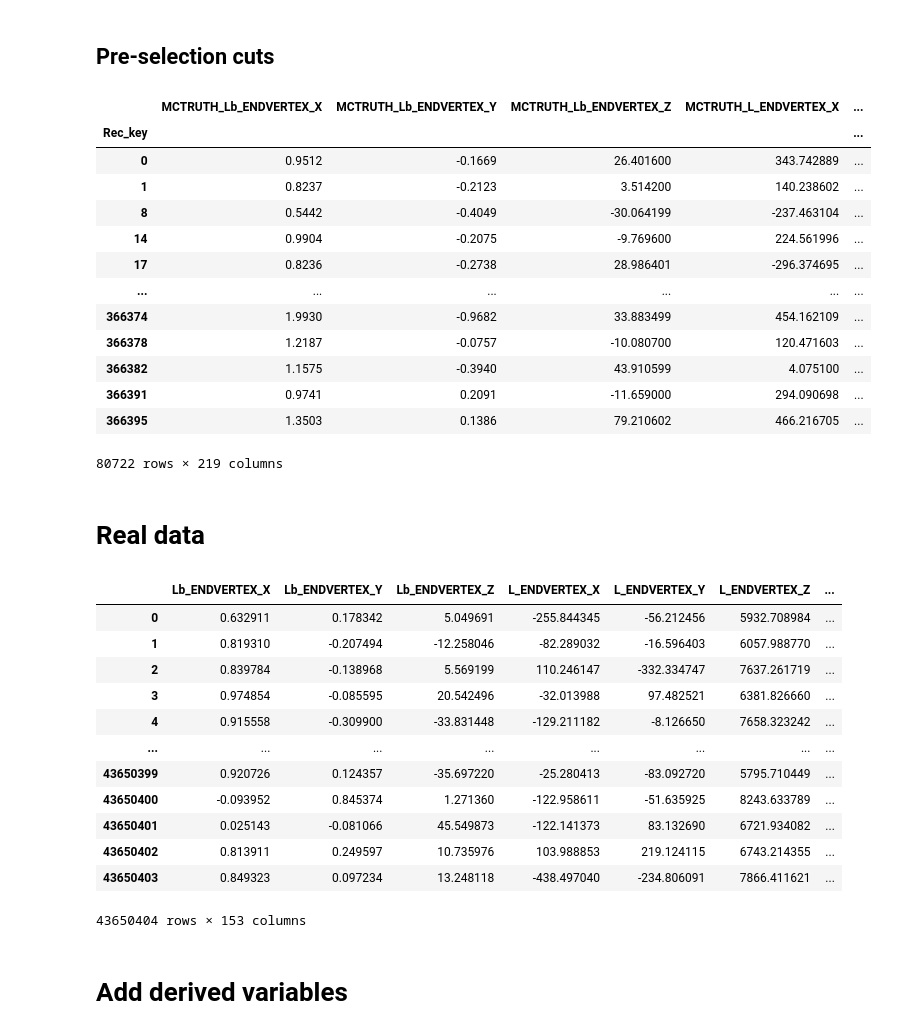
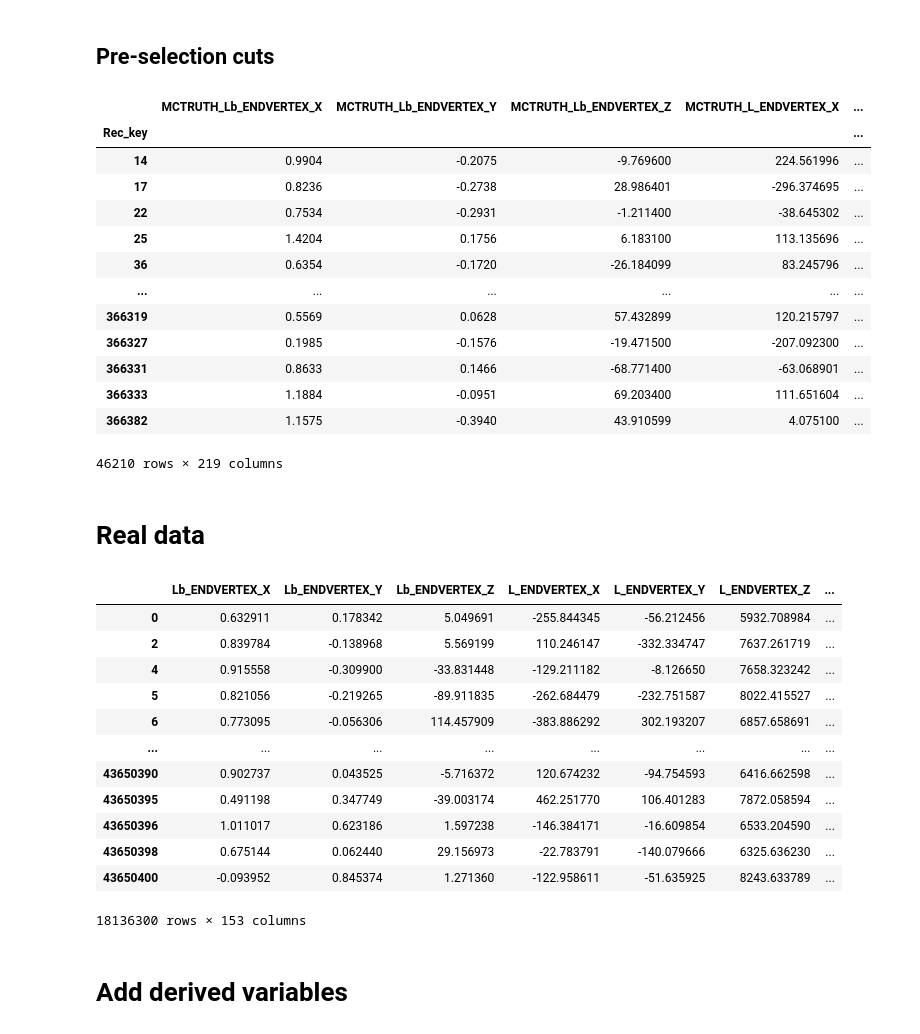
Before and after one commit to alatios/lb2jpsil_classifier-studies, a Jupyter notebook: 20_HBDT/24_threshold_optimization.ipynb, the cells around one changed output. Saved outputs shown, nothing was run; the diff lists cells and outputs as text; code cells hidden in the pictures.

```diff
--- a/20_HBDT/24_threshold_optimization.ipynb
+++ b/20_HBDT/24_threshold_optimization.ipynb
@@ -32,7 +22,10 @@ show_grid = False
 black_and_white = False
 
 ## Drop event if DTF_FixJPsiLambda failed?
-dtf_success = False
+dtf_success = True
+
+## Veto physical background
+b0_veto = True
 # %%
 saved_models = {
     ## BALANCE
@@ -189,6 +187,8 @@ def transverse_p_modulus(px, py):
     return np.sqrt(px**2 + py**2)
 # %%
 jpsi_pdg_mass = 3096.900
+b0_pdg_mass = 5279.61
+b0_veto_threshold = 70
 # %%
 ## Missing "combined" invariant masses (for Lambda->p pim and Lambdab->JPsi Lambda)
 ## These are the AM in the DaVinci config file. Did Salvatore implement them somewhere?
@@ -245,47 +247,56 @@ pre_selection_cuts = (
 if dtf_success:
     pre_selection_cuts = pre_selection_cuts & dtf_success_cuts
 
+if b0_veto:
+    pre_selection_cuts = pre_selection_cuts & b0_veto_cuts
+
 df_mc[pre_selection_cuts]
 # %% [output]
 |  | MCTRUTH_Lb_ENDVERTEX_X | MCTRUTH_Lb_ENDVERTEX_Y | MCTRUTH_Lb_ENDVERTEX_Z | MCTRUTH_L_ENDVERTEX_X | ... |
 | Rec_key |  |  |  |  | ... |
-| 0 | 0.9512 | -0.1669 | 26.401600 | 343.742889 | ... |
-| 1 | 0.8237 | -0.2123 | 3.514200 | 140.238602 | ... |
-| 8 | 0.5442 | -0.4049 | -30.064199 | -237.463104 | ... |
 | 14 | 0.9904 | -0.2075 | -9.769600 | 224.561996 | ... |
 | 17 | 0.8236 | -0.2738 | 28.986401 | -296.374695 | ... |
+| 22 | 0.7534 | -0.2931 | -1.211400 | -38.645302 | ... |
+| 25 | 1.4204 | 0.1756 | 6.183100 | 113.135696 | ... |
+| 36 | 0.6354 | -0.1720 | -26.184099 | 83.245796 | ... |
 | ... | ... | ... | ... | ... | ... |
-| 366374 | 1.9930 | -0.9682 | 33.883499 | 454.162109 | ... |
-| 366378 | 1.2187 | -0.0757 | -10.080700 | 120.471603 | ... |
+| 366319 | 0.5569 | 0.0628 | 57.432899 | 120.215797 | ... |
+| 366327 | 0.1985 | -0.1576 | -19.471500 | -207.092300 | ... |
+| 366331 | 0.8633 | 0.1466 | -68.771400 | -63.068901 | ... |
+| 366333 | 1.1884 | -0.0951 | 69.203400 | 111.651604 | ... |
 | 366382 | 1.1575 | -0.3940 | 43.910599 | 4.075100 | ... |
-| 366391 | 0.9741 | 0.2091 | -11.659000 | 294.090698 | ... |
-| 366395 | 1.3503 | 0.1386 | 79.210602 | 466.216705 | ... |
-80722 rows × 219 columns
+46210 rows × 219 columns
 # %% [markdown]
 # Real data
 # %%
 df_data = pd.read_hdf(input_data, key='LHCbData')
+# %%
+data_dtf_cuts = df_data['DTF_FixJPsiLambda_status'] == 'Success'
+data_b0_veto_cuts = (df_data['DTF_FixJPsiLambda_PIDSubs_status'] != 'Success') | (np.abs(df_data['DTF_FixJPsiLambda_PIDSubs_Lb_M'] - b0_pdg_mass) > b0_veto_threshold)
 # %%
+data_cuts = pd.Series(True, index=df_data.index)
+
 if dtf_success:
-    data_cuts = df_data['DTF_FixJPsiLambda_status'] == 'Success'
-else:
-    data_cuts = pd.Series(True, index=df_data.index)
+    data_cuts = data_cuts & data_dtf_cuts
+
+if b0_veto:
+    data_cuts = data_cuts & data_b0_veto_cuts
 
 df_data[data_cuts]
 # %% [output]
 |  | Lb_ENDVERTEX_X | Lb_ENDVERTEX_Y | Lb_ENDVERTEX_Z | L_ENDVERTEX_X | L_ENDVERTEX_Y | L_ENDVERTEX_Z | ... |
 | 0 | 0.632911 | 0.178342 | 5.049691 | -255.844345 | -56.212456 | 5932.708984 | ... |
-| 1 | 0.819310 | -0.207494 | -12.258046 | -82.289032 | -16.596403 | 6057.988770 | ... |
 | 2 | 0.839784 | -0.138968 | 5.569199 | 110.246147 | -332.334747 | 7637.261719 | ... |
-| 3 | 0.974854 | -0.085595 | 20.542496 | -32.013988 | 97.482521 | 6381.826660 | ... |
 | 4 | 0.915558 | -0.309900 | -33.831448 | -129.211182 | -8.126650 | 7658.323242 | ... |
+| 5 | 0.821056 | -0.219265 | -89.911835 | -262.684479 | -232.751587 | 8022.415527 | ... |
+| 6 | 0.773095 | -0.056306 | 114.457909 | -383.886292 | 302.193207 | 6857.658691 | ... |
 | ... | ... | ... | ... | ... | ... | ... | ... |
-| 43650399 | 0.920726 | 0.124357 | -35.697220 | -25.280413 | -83.092720 | 5795.710449 | ... |
+| 43650390 | 0.902737 | 0.043525 | -5.716372 | 120.674232 | -94.754593 | 6416.662598 | ... |
+| 43650395 | 0.491198 | 0.347749 | -39.003174 | 462.251770 | 106.401283 | 7872.058594 | ... |
+| 43650396 | 1.011017 | 0.623186 | 1.597238 | -146.384171 | -16.609854 | 6533.204590 | ... |
+| 43650398 | 0.675144 | 0.062440 | 29.156973 | -22.783791 | -140.079666 | 6325.636230 | ... |
 | 43650400 | -0.093952 | 0.845374 | 1.271360 | -122.958611 | -51.635925 | 8243.633789 | ... |
-| 43650401 | 0.025143 | -0.081066 | 45.549873 | -122.141373 | 83.132690 | 6721.934082 | ... |
-| 43650402 | 0.813911 | 0.249597 | 10.735976 | 103.988853 | 219.124115 | 6743.214355 | ... |
-| 43650403 | 0.849323 | 0.097234 | 13.248118 | -438.497040 | -234.806091 | 7866.411621 | ... |
-43650404 rows × 153 columns
+18136300 rows × 153 columns
 # %% [markdown]
 # Add derived variables
 # %%
```
Also changed, not shown: parts of 68 cells of this notebook.
